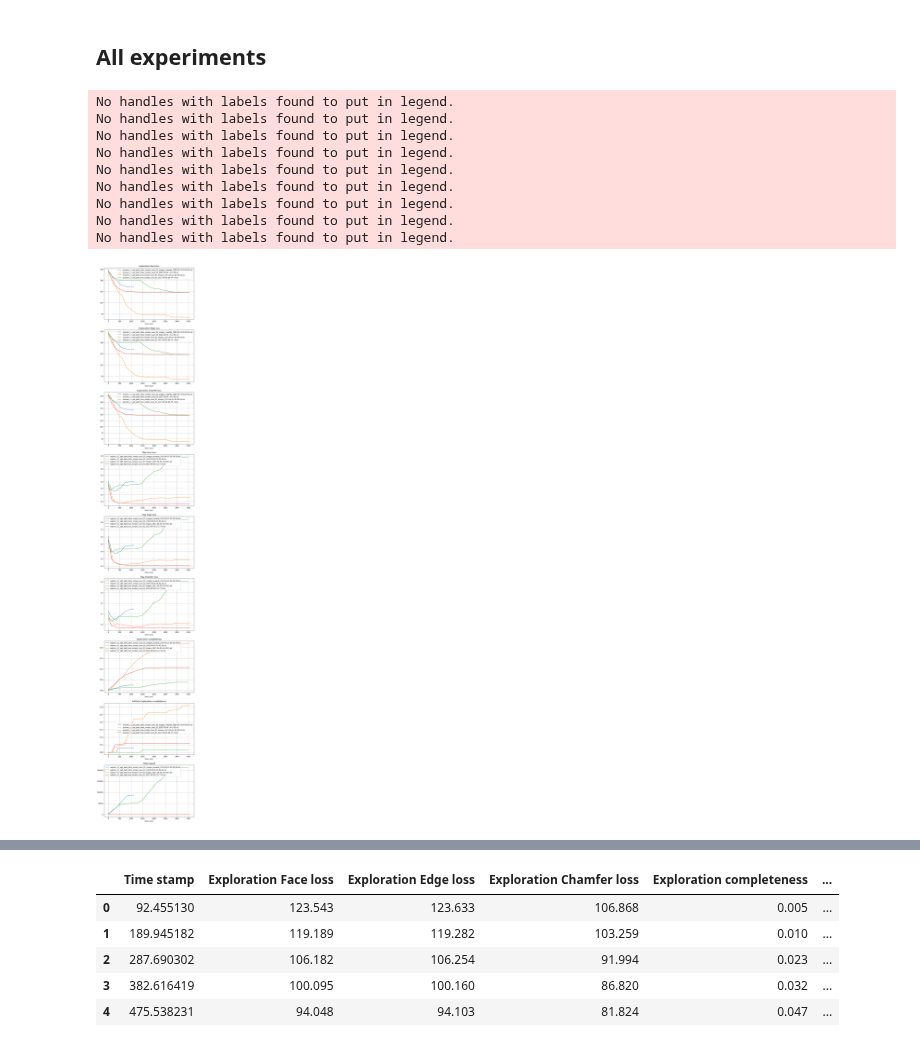
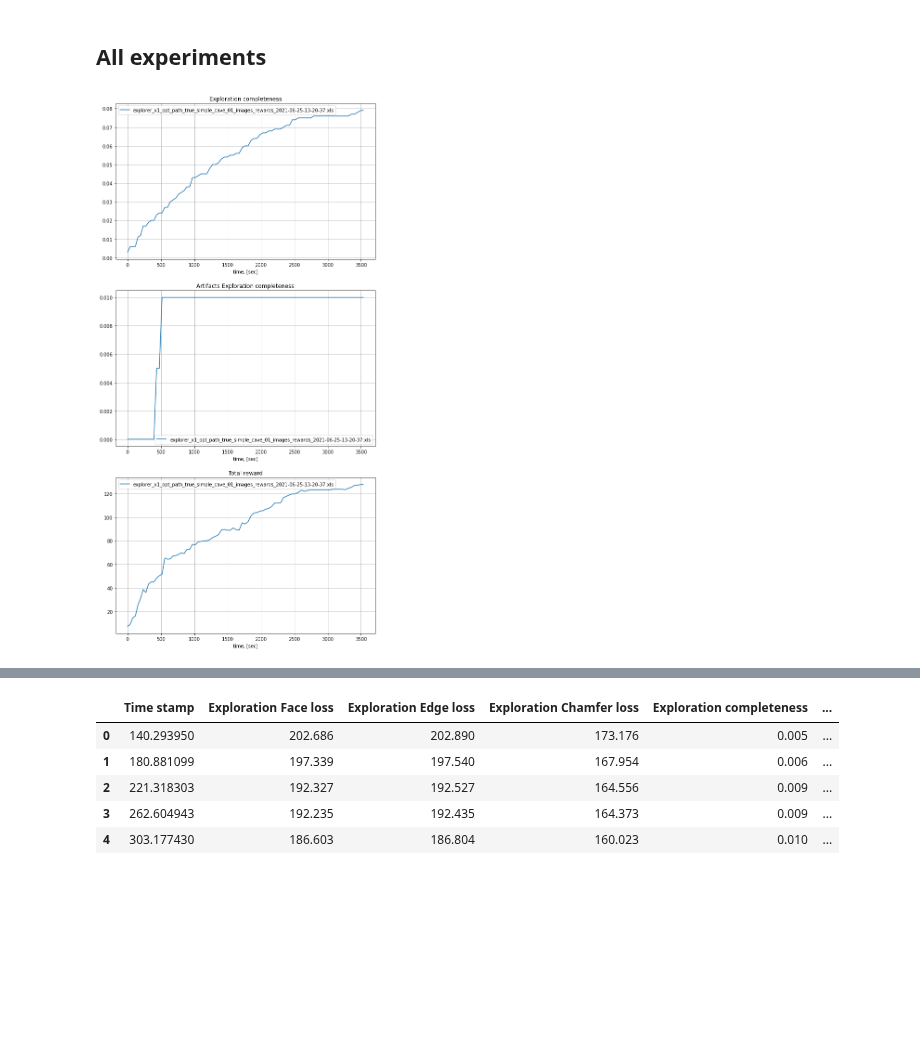
Before and after one commit to tpet/rpz_planning, a Jupyter notebook: notebooks/metrics_xls_parser.ipynb, the cells around one changed output, grey strips where cells are left out. Saved outputs shown, nothing was run; the diff lists cells and outputs as text; code cells hidden in the pictures; blank space fills up the shorter version.

```diff
--- a/notebooks/metrics_xls_parser.ipynb
+++ b/notebooks/metrics_xls_parser.ipynb
@@ -7,46 +7,39 @@ import os
 ## All experiments
 # %%
 common_metrics = [
-            "Exploration Face loss",
-            "Exploration Edge loss",
-            "Exploration Chamfer loss",
-            "Map Face loss",
-            "Map Edge loss",
-            "Map Chamfer loss",
+#             "Exploration Face loss",
+#             "Exploration Edge loss",
+#             "Exploration Chamfer loss",
+#             "Map Face loss",
+#             "Map Edge loss",
+#             "Map Chamfer loss",
             "Exploration completeness",
             "Artifacts Exploration completeness",
 #             "Detections score",
 #             "N of constructed points"
             "Total reward"
           ]
 
 worlds = ["simple_cave_01", "simple_cave_02", "simple_cave_03"]
+# worlds = ["simple_cave_02"]
 
-PATH = '../data/bags/mapping_eval/'
+paths = ['../data/bags/mapping_eval/']
 
 for world in worlds:
-    xls_files = [file for file in os.listdir(PATH) if 'xls' in file and world in file] # and 'opt_path_false' in file]
-
-    plt.figure(figsize=(10, 7*len(common_metrics)))
+    plt.figure(figsize=(10, 7*len(common_metrics)*len(paths)))
     plt.title(f"World: {world}")
     for i, metric in enumerate(common_metrics):
-        plt.subplot(len(common_metrics), 1, i+1)
+        plt.subplot(len(common_metrics)*len(paths), 1, i+1)
         plt.title(metric)
-        for file in xls_files:
-            data = pd.read_excel(os.path.join(PATH, file))
-            if metric in data:
-                plt.plot(data['Time stamp'] - data['Time stamp'][0], data[metric], label=file)
+        for path in paths:
+            xls_files = [file for file in os.listdir(path) if 'xls' in file and world in file and 'reward' in file]
+            for file in xls_files:
+                data = pd.read_excel(os.path.join(path, file))
+                if metric in data and \
+                   np.max(data['Exploration completeness']) > 0.05:
+                    plt.plot(data['Time stamp'] - data['Time stamp'][0], data[metric], label=file)
         plt.grid()
         plt.xlabel('time, [sec]')
         plt.legend();
 # %% [output]
-No handles with labels found to put in legend.
-No handles with labels found to put in legend.
-No handles with labels found to put in legend.
-No handles with labels found to put in legend.
-No handles with labels found to put in legend.
-No handles with labels found to put in legend.
-No handles with labels found to put in legend.
-No handles with labels found to put in legend.
-No handles with labels found to put in legend.
-[figure, old version]
+[figure, new version]
@@ -56,8 +49,8 @@ No handles with labels found to put in legend.
 data.head()
 # %% [output]
 |  | Time stamp | Exploration Face loss | Exploration Edge loss | Exploration Chamfer loss | Exploration completeness | ... |
-| 0 | 92.455130 | 123.543 | 123.633 | 106.868 | 0.005 | ... |
-| 1 | 189.945182 | 119.189 | 119.282 | 103.259 | 0.010 | ... |
-| 2 | 287.690302 | 106.182 | 106.254 | 91.994 | 0.023 | ... |
-| 3 | 382.616419 | 100.095 | 100.160 | 86.820 | 0.032 | ... |
-| 4 | 475.538231 | 94.048 | 94.103 | 81.824 | 0.047 | ... |
+| 0 | 140.293950 | 202.686 | 202.890 | 173.176 | 0.005 | ... |
+| 1 | 180.881099 | 197.339 | 197.540 | 167.954 | 0.006 | ... |
+| 2 | 221.318303 | 192.327 | 192.527 | 164.556 | 0.009 | ... |
+| 3 | 262.604943 | 192.235 | 192.435 | 164.373 | 0.009 | ... |
+| 4 | 303.177430 | 186.603 | 186.804 | 160.023 | 0.010 | ... |
```
Also changed, not shown: parts of 1 cell of this notebook, 7 other files.
